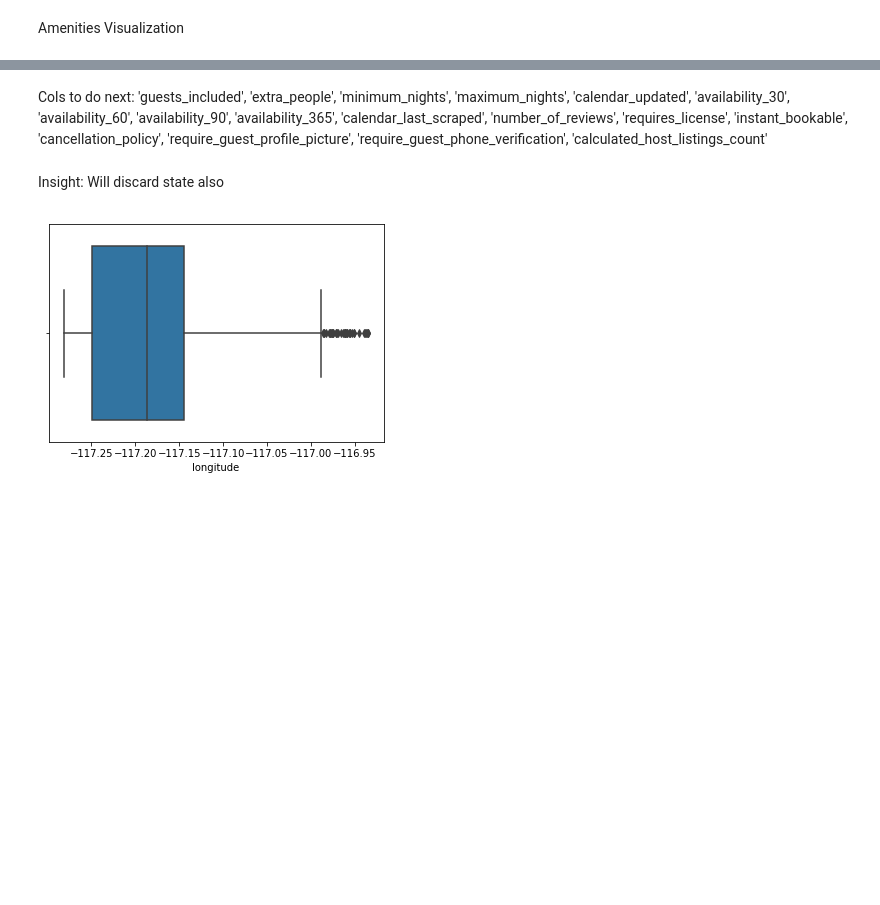
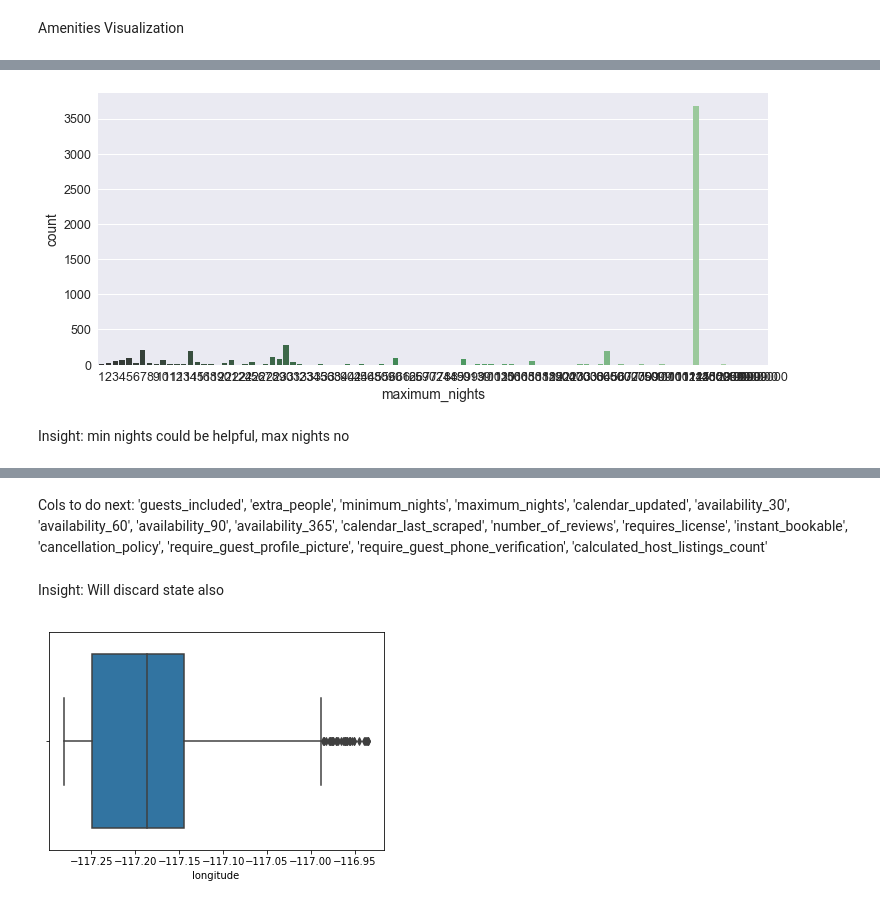
Before and after one commit to mas-dse-saachary/UCSD-MAS-Capstone-Project, a Jupyter notebook: dev/featureExploration.ipynb, the cells around one changed output, grey strips where cells are left out. Drawn from its saved outputs; the diff is of its cells as text; code cells hidden in the pictures; blank space fills up the shorter version.

```diff
--- a/dev/featureExploration.ipynb
+++ b/dev/featureExploration.ipynb
@@ -306,0 +315,8 @@ Name: has_Cable_TV, Length: 5753, dtype: float64
+# %%
+temp = pd.DataFrame(listings['maximum_nights'].astype(int))
+fig, ax = plt.subplots(figsize=(12,5))
+sb.countplot(ax=ax,x="maximum_nights", data=temp, palette="Greens_d");
+# %% [output]
+[figure, added]
+# %% [markdown]
+Insight: min nights could be helpful, max nights no
```
Also changed, not shown: parts of 26 cells of this notebook.
